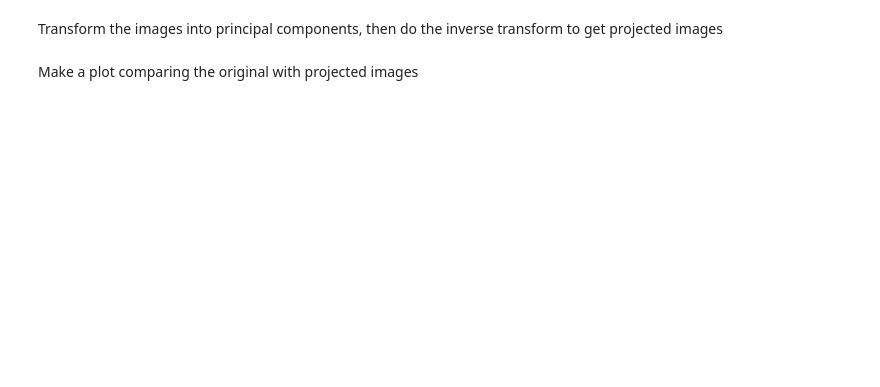
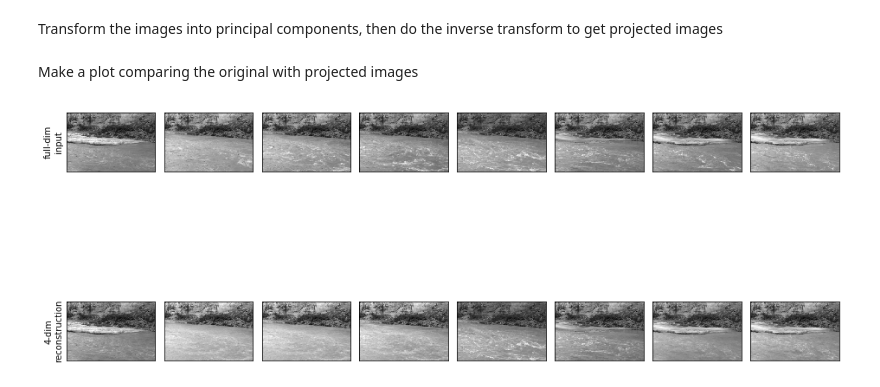
Before and after one commit to LearnImageSegmentationWithUnets/cdi_dl_workshop, a Jupyter notebook: Day1/1.5.feature_extraction.ipynb, the cells around one changed output. Saved outputs shown, nothing was run; the diff lists cells and outputs as text; code cells hidden in the pictures; blank space fills up the shorter version.

```diff
--- a/Day1/1.5.feature_extraction.ipynb
+++ b/Day1/1.5.feature_extraction.ipynb
@@ -270,4 +399,19 @@ Make a plot to visualize those components. What do you notice?
 # %% [markdown]
 Transform the images into principal components, then do the inverse transform to get projected images
+# %%
+components = pca.transform(images)
+projected = pca.inverse_transform(components)
 # %% [markdown]
 Make a plot comparing the original with projected images
+# %%
+fig, ax = plt.subplots(2, 8, figsize=(16, 8),
+                       subplot_kw={'xticks':[], 'yticks':[]},
+                       gridspec_kw=dict(hspace=0.01, wspace=0.1))
+for i in range(8):
+    ax[0, i].imshow(images[i].reshape(nx, ny), cmap='gray')
+    ax[1, i].imshow(projected[i].reshape(nx, ny), cmap='gray')
+
+ax[0, 0].set_ylabel('full-dim\ninput')
+ax[1, 0].set_ylabel(str(4)+'-dim\nreconstruction');
+# %% [output]
+[figure, added]
```
Also changed, not shown: parts of 23 cells of this notebook, 8 other files.
